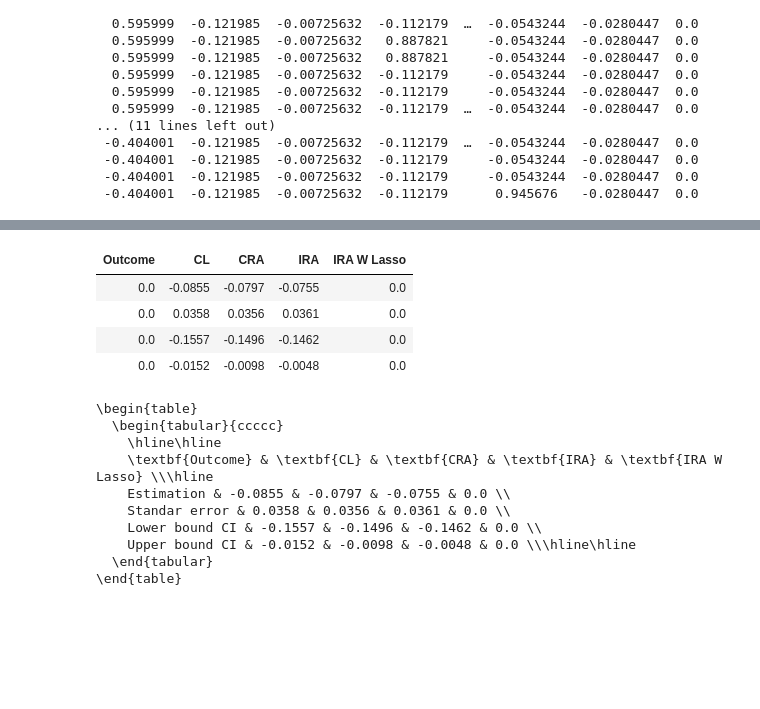
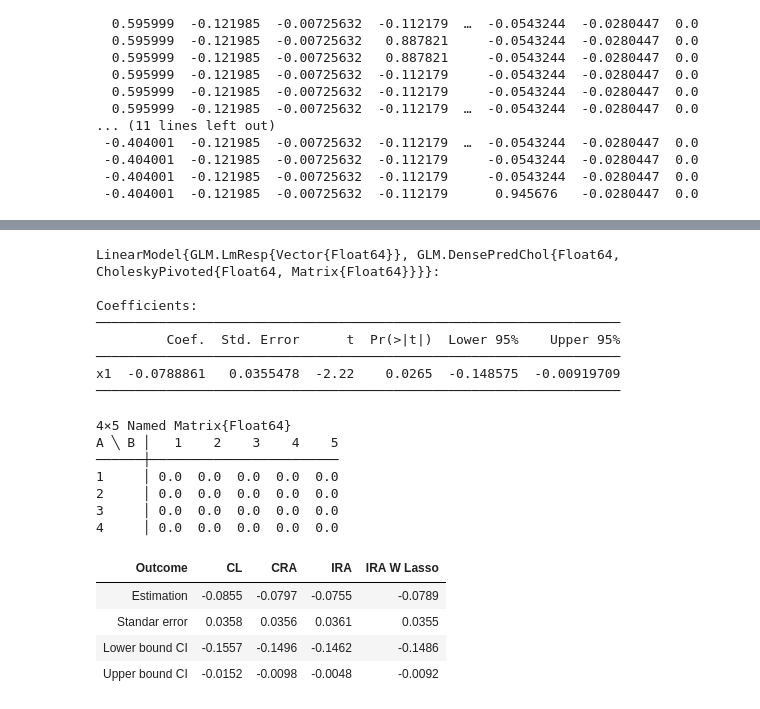
Before and after one commit to alexanderquispe/14.38_Causal_ML, a Jupyter notebook: Julia_Notebooks/RCT_Precision_Adjustment.ipynb, the cells around one changed output, grey strips where cells are left out. Drawn from its saved outputs; the diff is of its cells as text; code cells hidden in the pictures; blank space fills up the shorter version.

```diff
--- a/Julia_Notebooks/RCT_Precision_Adjustment.ipynb
+++ b/Julia_Notebooks/RCT_Precision_Adjustment.ipynb
@@ -353,0 +493,3 @@ to_tex(grouped_table) |> print
+# %%
+Y_reg_0  = rlasso_arg( X, Y, nothing, true, true, true, false, false,
+                    nothing, 1.1, nothing, 5000, 15, 10^(-5), -Inf, true, Inf, true )
@@ -353,0 +514,2 @@ to_tex(grouped_table) |> print
+# %%
+Y_resid = rlasso(Y_reg_0)["residuals"]
@@ -353,0 +534,2 @@ to_tex(grouped_table) |> print
+# %%
+D_resid = reshape(D_resid, length(D_resid), 1)
@@ -354,48 +554,65 @@ to_tex(grouped_table) |> print
+# %%
+Lasso_ira = lm(D_resid, Y_resid)
+# %% [output]
+LinearModel{GLM.LmResp{Vector{Float64}}, GLM.DensePredChol{Float64, CholeskyPivoted{Float64, Matrix{Float64}}}}:
+
+Coefficients:
+───────────────────────────────────────────────────────────────────
+         Coef.  Std. Error      t  Pr(>|t|)  Lower 95%    Upper 95%
+───────────────────────────────────────────────────────────────────
+x1  -0.0788861   0.0355478  -2.22    0.0265  -0.148575  -0.00919709
+───────────────────────────────────────────────────────────────────
+# %%
+
+table = NamedArray(zeros(4, 5))
+# %% [output]
+4×5 Named Matrix{Float64}
+A ╲ B │   1    2    3    4    5
+──────┼────────────────────────
+1     │ 0.0  0.0  0.0  0.0  0.0
+2     │ 0.0  0.0  0.0  0.0  0.0
+3     │ 0.0  0.0  0.0  0.0  0.0
+4     │ 0.0  0.0  0.0  0.0  0.0
 # %%
 # Comparative ATE estimation
 
 table = NamedArray(zeros(4, 5))
 
 table[1,2] = GLM.coeftable(ols_cl).cols[1][2]
 table[2,2] = GLM.coeftable(ols_cl).cols[2][2]
 table[3,2] = GLM.coeftable(ols_cl).cols[5][2]
 table[4,2] = GLM.coeftable(ols_cl).cols[6][2]
 table[1,3] = GLM.coeftable(ols_cra).cols[1][2]
 table[2,3] = GLM.coeftable(ols_cra).cols[2][2]
 table[3,3] = GLM.coeftable(ols_cra).cols[5][2]
 table[4,3] = GLM.coeftable(ols_cra).cols[6][2]
 table[1,4] = GLM.coeftable(ols_ira).cols[1][2]
 table[2,4] = GLM.coeftable(ols_ira).cols[2][2]
 table[3,4] = GLM.coeftable(ols_ira).cols[5][2]
 table[4,4] = GLM.coeftable(ols_ira).cols[6][2]
+table[1,5] = GLM.coeftable(Lasso_ira).cols[1][1]
+table[2,5] = GLM.coeftable(Lasso_ira).cols[2][1]
+table[3,5] = GLM.coeftable(Lasso_ira).cols[5][1]
+table[4,5] = GLM.coeftable(Lasso_ira).cols[6][1]
 
 T = DataFrame(table, [ :"Outcome", :"CL", :"CRA", :"IRA", :"IRA W Lasso"])  # table to dataframe
 T[!,:Outcome] = string.(T[!,:Outcome])  # string - first column
 
 T[1,1] = "Estimation"
 T[2,1] = "Standar error"
 T[3,1] = "Lower bound CI"
 T[4,1] = "Upper bound CI"
 
 header = (["Outcome", "CL", "CRA", "IRA", "IRA W Lasso"])
+
 pretty_table(T; backend = Val(:html), header = header, formatters=ft_round(4), alignment=:c)
 
-# Val(:latex) to tex format (Dataframe or DataTable, table , etc)
+#Val(:latex) to tex format (Dataframe or DataTable, table , etc)
 
-pretty_table(T; backend = Val(:latex), header = header, formatters=ft_round(4), alignment=:c)
+#pretty_table(T; backend = Val(:latex), header = header, formatters=ft_round(4), alignment=:c)
 # %% [output]
 | Outcome | CL | CRA | IRA | IRA W Lasso |
-| 0.0 | -0.0855 | -0.0797 | -0.0755 | 0.0 |
-| 0.0 | 0.0358 | 0.0356 | 0.0361 | 0.0 |
-| 0.0 | -0.1557 | -0.1496 | -0.1462 | 0.0 |
-| 0.0 | -0.0152 | -0.0098 | -0.0048 | 0.0 |
+| Estimation | -0.0855 | -0.0797 | -0.0755 | -0.0789 |
+| Standar error | 0.0358 | 0.0356 | 0.0361 | 0.0355 |
+| Lower bound CI | -0.1557 | -0.1496 | -0.1462 | -0.1486 |
+| Upper bound CI | -0.0152 | -0.0098 | -0.0048 | -0.0092 |
-\begin{table}
-  \begin{tabular}{ccccc}
-    \hline\hline
-    \textbf{Outcome} & \textbf{CL} & \textbf{CRA} & \textbf{IRA} & \textbf{IRA W Lasso} \\\hline
-    Estimation & -0.0855 & -0.0797 & -0.0755 & 0.0 \\
-    Standar error & 0.0358 & 0.0356 & 0.0361 & 0.0 \\
-    Lower bound CI & -0.1557 & -0.1496 & -0.1462 & 0.0 \\
-    Upper bound CI & -0.0152 & -0.0098 & -0.0048 & 0.0 \\\hline\hline
-  \end{tabular}
-\end{table}
```
Also changed, not shown: parts of 23 cells of this notebook.
